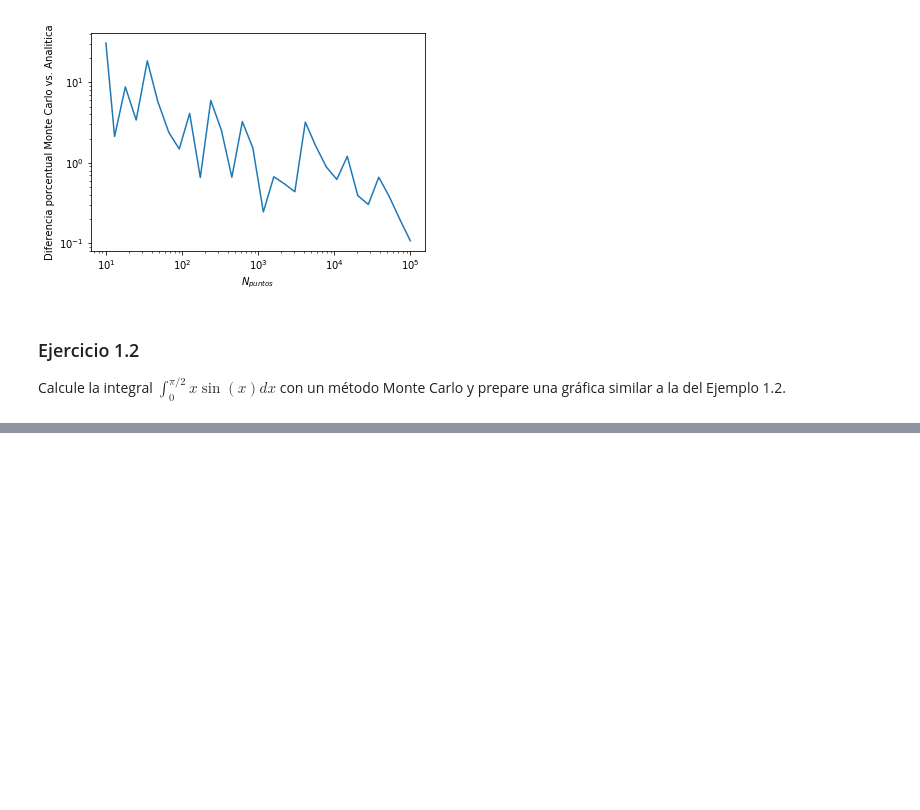
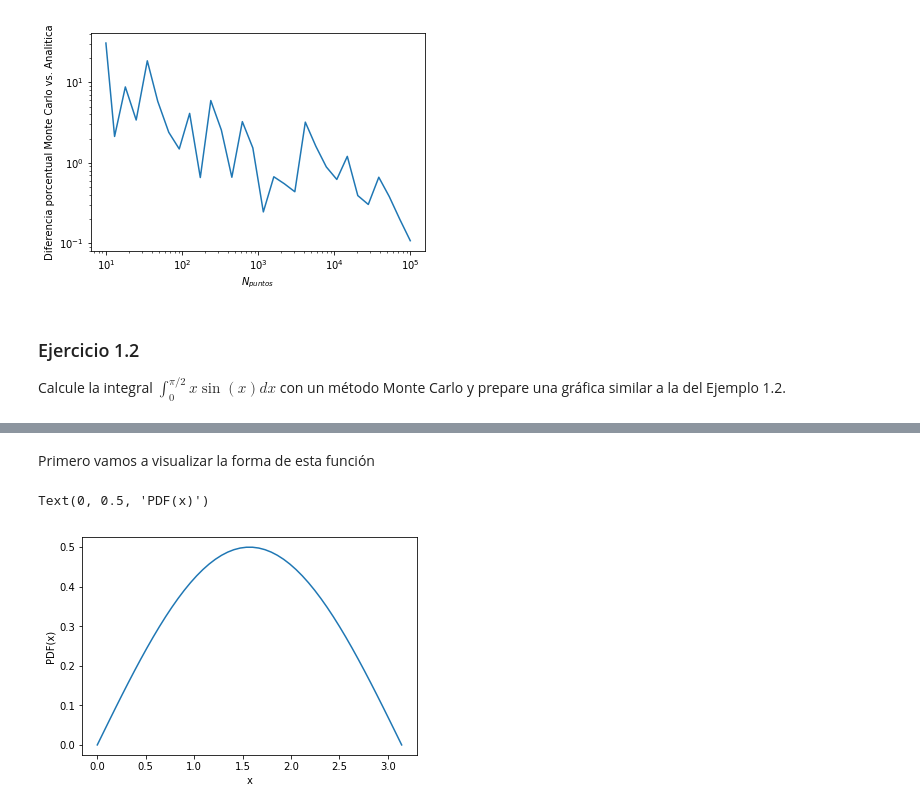
Before and after one commit to JoseMontanaC/Metodos_Computacionales, a Jupyter notebook: Repaso_Ejercicios/Ejercicio_5/Ejercicio_5.ipynb, the cells around one changed output, grey strips where cells are left out. Cells and saved outputs as stored; diff of their text form; code cells hidden in the pictures; blank space fills up the shorter version.

```diff
--- a/Repaso_Ejercicios/Ejercicio_5/Ejercicio_5.ipynb
+++ b/Repaso_Ejercicios/Ejercicio_5/Ejercicio_5.ipynb
@@ -117,0 +124,21 @@ Calcule la integral $\int_0^{\pi/2} x \sin(x)dx$ con un método Monte Carlo y pr
+# %% [markdown]
+Primero vamos a visualizar la forma de esta función
+# %%
+n_puntos=1000
+x = np.linspace(0, np.pi)
+def f(x):
+    y = 0.5 * np.sin(x)
+    if(np.isscalar(x)):# esto va a funcionar si entra un numero
+        if (x>np.pi) | (x<0):
+            y = 0
+    else: #esto va a funcionar si entra un array
+        ii = (x>np.pi) | (x<0)
+        y[ii] = 0.0
+    return y
+# %%
+plt.plot(x, f(x))
+plt.xlabel('x')
+plt.ylabel('PDF(x)')
+# %% [output]
+Text(0, 0.5, 'PDF(x)')
+[figure, added]
```
Also changed, not shown: parts of 19 cells of this notebook.
